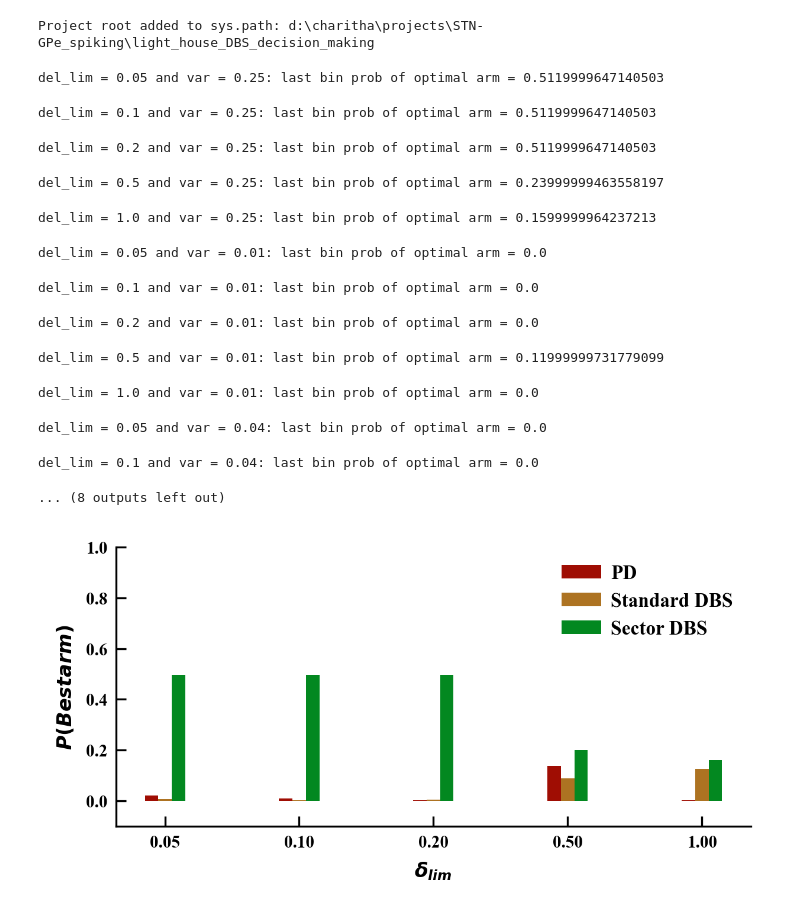
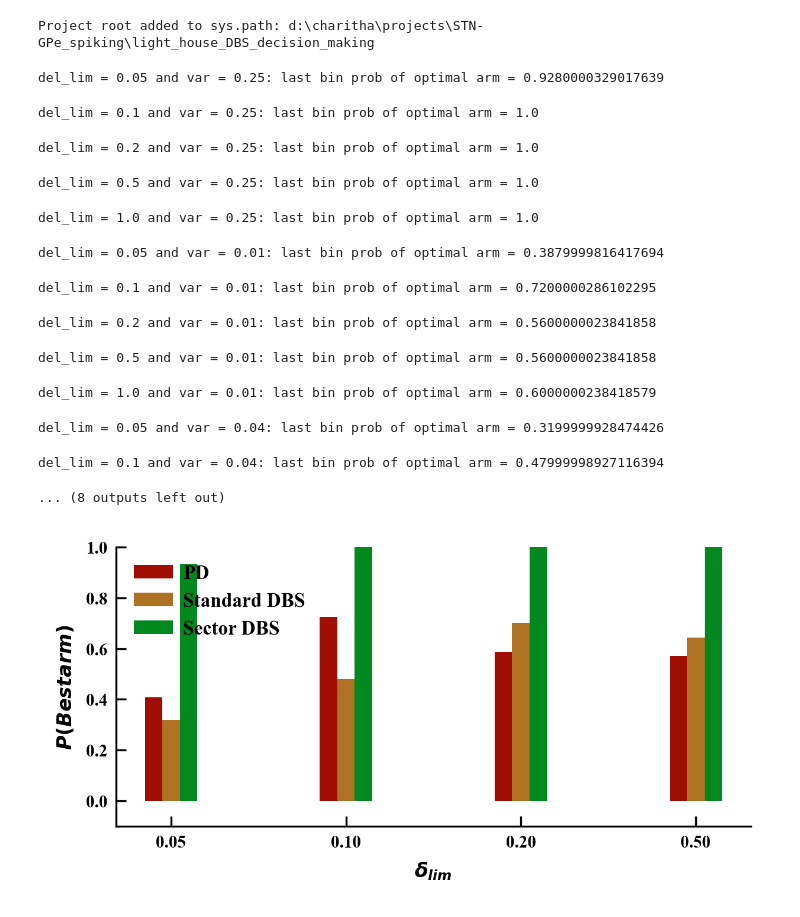
Before and after one commit to CharithaPalika/RotationalDeepBrainStimulation, a Jupyter notebook: simulations/decision_making_tasks/prob_reversal_learning.ipynb/run_prob_reversal_learning_loop.ipynb, the cells around one changed output. Drawn from its saved outputs; the diff is of its cells as text; code cells hidden in the pictures.

```diff
--- a/simulations/decision_making_tasks/prob_reversal_learning.ipynb/run_prob_reversal_learning_loop.ipynb
+++ b/simulations/decision_making_tasks/prob_reversal_learning.ipynb/run_prob_reversal_learning_loop.ipynb
@@ -89,14 +89,14 @@ BIN_CHANGE = TIME_STAMP_CHANGE // BIN_SIZE
 
 
 # Define reward values for each arm
-REWARD_VALUES = np.array([40, 40])/SCALING_FACTOR
+REWARD_VALUES = np.array([10, 10])/SCALING_FACTOR
 REWARD_STD = np.array([2, 2])/SCALING_FACTOR
 
 # Define initial probabilities for each arm
 INITIAL_PROBS = np.array([0.8, 0.2])
 
 # Define changed reward values (after time_stamp_change)
-REWARD_VALUES_CHANGED = np.array([40, 40])/SCALING_FACTOR
+REWARD_VALUES_CHANGED = np.array([10, 10])/SCALING_FACTOR
 REWARD_STD_CHANGED = np.array([2, 2])/SCALING_FACTOR
 
 # Define changed probabilities (after time_stamp_change)
@@ -164,7 +164,7 @@ for var in tqdm(VAR_ARR):
                                                       bins = BINS,
                                                       STN_data = None, #'rossler',
                                                       d1_amp=0.1,
-                                                      d2_amp=0.0075,
+                                                      d2_amp=0.01,#0.0075,
                                                       gpi_threshold=0.2,
                                                       max_gpi_iters=50,
                                                       del_lim=del_lim, train_IP = False,
@@ -198,21 +198,21 @@ for var in tqdm(VAR_ARR):
         PRE_CHANGE_PROB_MONITOR[var][del_lim] = pre_change_prob
         print(f'del_lim = {del_lim} and var = {var}: last bin prob of optimal arm = {last_bin_prob}')
 # %% [output]
-del_lim = 0.05 and var = 0.25: last bin prob of optimal arm = 0.5119999647140503
+del_lim = 0.05 and var = 0.25: last bin prob of optimal arm = 0.9280000329017639
-del_lim = 0.1 and var = 0.25: last bin prob of optimal arm = 0.5119999647140503
+del_lim = 0.1 and var = 0.25: last bin prob of optimal arm = 1.0
-del_lim = 0.2 and var = 0.25: last bin prob of optimal arm = 0.5119999647140503
+del_lim = 0.2 and var = 0.25: last bin prob of optimal arm = 1.0
-del_lim = 0.5 and var = 0.25: last bin prob of optimal arm = 0.23999999463558197
+del_lim = 0.5 and var = 0.25: last bin prob of optimal arm = 1.0
-del_lim = 1.0 and var = 0.25: last bin prob of optimal arm = 0.1599999964237213
+del_lim = 1.0 and var = 0.25: last bin prob of optimal arm = 1.0
-del_lim = 0.05 and var = 0.01: last bin prob of optimal arm = 0.0
+del_lim = 0.05 and var = 0.01: last bin prob of optimal arm = 0.3879999816417694
-del_lim = 0.1 and var = 0.01: last bin prob of optimal arm = 0.0
+del_lim = 0.1 and var = 0.01: last bin prob of optimal arm = 0.7200000286102295
-del_lim = 0.2 and var = 0.01: last bin prob of optimal arm = 0.0
+del_lim = 0.2 and var = 0.01: last bin prob of optimal arm = 0.5600000023841858
-del_lim = 0.5 and var = 0.01: last bin prob of optimal arm = 0.11999999731779099
+del_lim = 0.5 and var = 0.01: last bin prob of optimal arm = 0.5600000023841858
-del_lim = 1.0 and var = 0.01: last bin prob of optimal arm = 0.0
+del_lim = 1.0 and var = 0.01: last bin prob of optimal arm = 0.6000000238418579
-del_lim = 0.05 and var = 0.04: last bin prob of optimal arm = 0.0
+del_lim = 0.05 and var = 0.04: last bin prob of optimal arm = 0.3199999928474426
-del_lim = 0.1 and var = 0.04: last bin prob of optimal arm = 0.0
+del_lim = 0.1 and var = 0.04: last bin prob of optimal arm = 0.47999998927116394
 ... (8 outputs left out)
 # %%
-DEL_LIM_ARR_FILTERED = DEL_LIM_ARR
+DEL_LIM_ARR_FILTERED = DEL_LIM_ARR[:-1]
 var = {'normal': VAR_ARR[0], 'PD': VAR_ARR[1], 'std_DBS': VAR_ARR[2], 'sector_DBS': VAR_ARR[3]}
 Last_bin_Probs_PD = [LAST_BIN_PROB_MONITOR[var['PD']][del_lim] for del_lim in DEL_LIM_ARR_FILTERED]
 Last_bin_Probs_std_DBS = [LAST_BIN_PROB_MONITOR[var['std_DBS']][del_lim] for del_lim in DEL_LIM_ARR_FILTERED]
@@ -220,25 +220,23 @@ Last_bin_Probs_sector_DBS = [LAST_BIN_PROB_MONITOR[var['sector_DBS']][del_lim] f
 # %%
 # plotting bar plot for each del lim on x axis and prob on y axis. Different colors for each var
 bar_width = 0.1
 x_values = np.arange(len(DEL_LIM_ARR_FILTERED))
 alpha = 1
 
 colors = {'normal':"#054b7c",
           'PD': "#9f0d03ce",
           'std_DBS': "#ad7322",
           'sector_DBS': "#038820",}
 
-
-
 plt.figure(figsize=(4,2))
 plt.bar(x_values - bar_width, Last_bin_Probs_PD + np.abs(np.random.randn(len(Last_bin_Probs_PD))*0.01), width=bar_width, label="PD", alpha=alpha, color=colors['PD'], capsize=4)
 plt.bar(x_values, Last_bin_Probs_std_DBS+ np.abs(np.random.randn(len(Last_bin_Probs_std_DBS))*0.01), width=bar_width, label="Standard DBS", alpha=alpha, color=colors['std_DBS'], capsize=4)
 plt.bar(x_values + bar_width, Last_bin_Probs_sector_DBS, width=bar_width, label="Sector DBS", alpha=alpha, color = colors['sector_DBS'], capsize=4)
 plt.legend()
-plt.xticks(x_values, [f"{v:.2f}" for v in DEL_LIM_ARR], rotation=0)
+plt.xticks(x_values, [f"{v:.2f}" for v in DEL_LIM_ARR_FILTERED], rotation=0)
 plt.xlabel('$\delta_{lim}$')
 plt.ylabel('$P(Best arm)$')
 plt.ylim(-0.1, 1)
 plt.show()
 # %% [output]
-[figure, old version]
+[figure, new version]
```
